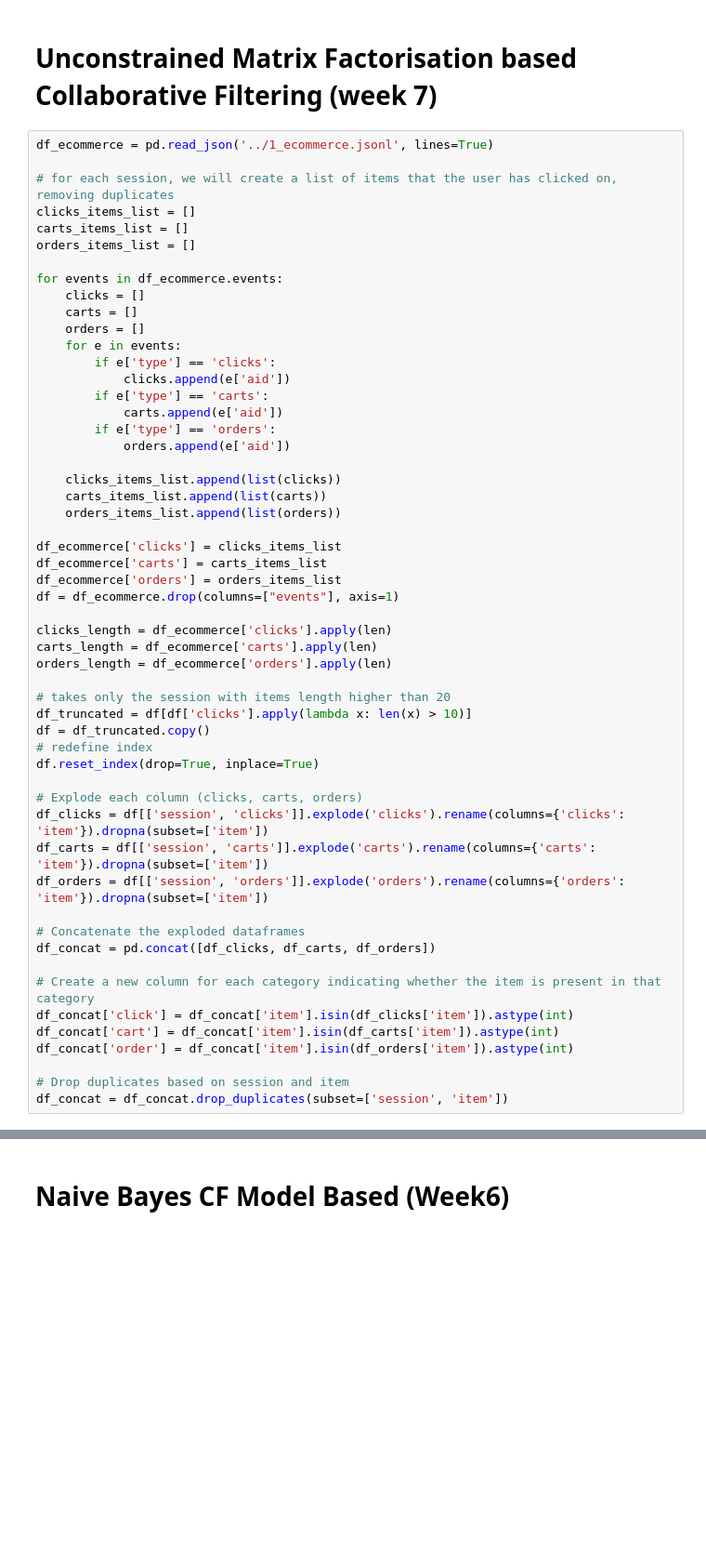
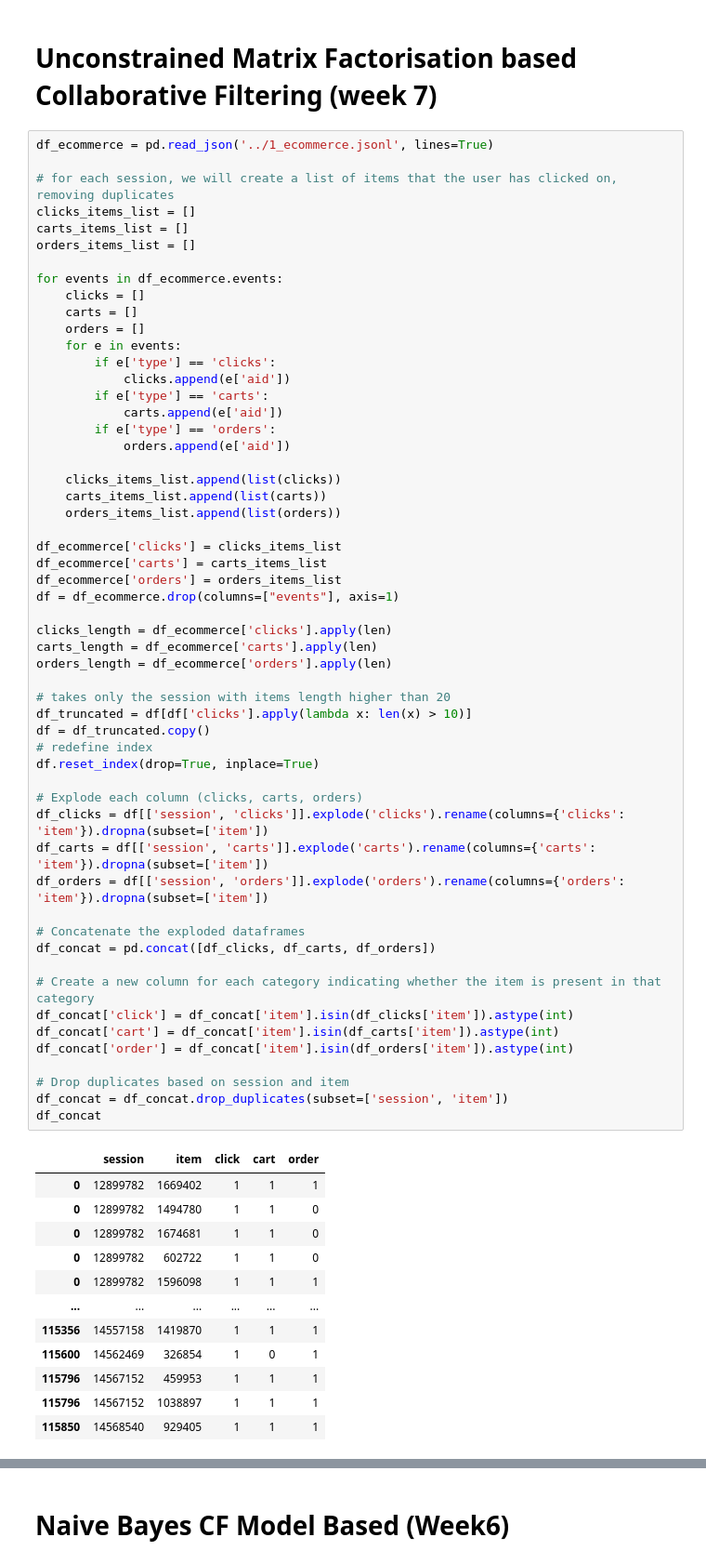
Before and after one commit to EliaTosin/DataAnaCla25, a Jupyter notebook: flipped_9/evaluation_rec_sys.ipynb, the cells around one changed output, grey strips where cells are left out. Shown at 93% size. Drawn from its saved outputs; the diff is of its cells as text; blank space fills up the shorter version.

```diff
--- a/flipped_9/evaluation_rec_sys.ipynb
+++ b/flipped_9/evaluation_rec_sys.ipynb
@@ -60,30 +60,43 @@ df_ecommerce['clicks'] = clicks_items_list
 df_ecommerce['carts'] = carts_items_list
 df_ecommerce['orders'] = orders_items_list
 df = df_ecommerce.drop(columns=["events"], axis=1)
 
 clicks_length = df_ecommerce['clicks'].apply(len)
 carts_length = df_ecommerce['carts'].apply(len)
 orders_length = df_ecommerce['orders'].apply(len)
 
 # takes only the session with items length higher than 20
 df_truncated = df[df['clicks'].apply(lambda x: len(x) > 10)]
 df = df_truncated.copy()
 # redefine index
 df.reset_index(drop=True, inplace=True)
 
 # Explode each column (clicks, carts, orders)
 df_clicks = df[['session', 'clicks']].explode('clicks').rename(columns={'clicks': 'item'}).dropna(subset=['item'])
 df_carts = df[['session', 'carts']].explode('carts').rename(columns={'carts': 'item'}).dropna(subset=['item'])
 df_orders = df[['session', 'orders']].explode('orders').rename(columns={'orders': 'item'}).dropna(subset=['item'])
 
 # Concatenate the exploded dataframes
 df_concat = pd.concat([df_clicks, df_carts, df_orders])
 
 # Create a new column for each category indicating whether the item is present in that category
 df_concat['click'] = df_concat['item'].isin(df_clicks['item']).astype(int)
 df_concat['cart'] = df_concat['item'].isin(df_carts['item']).astype(int)
 df_concat['order'] = df_concat['item'].isin(df_orders['item']).astype(int)
 
 # Drop duplicates based on session and item
 df_concat = df_concat.drop_duplicates(subset=['session', 'item'])
+df_concat
 # %% [output]
+|  | session | item | click | cart | order |
+| 0 | 12899782 | 1669402 | 1 | 1 | 1 |
+| 0 | 12899782 | 1494780 | 1 | 1 | 0 |
+| 0 | 12899782 | 1674681 | 1 | 1 | 0 |
+| 0 | 12899782 | 602722 | 1 | 1 | 0 |
+| 0 | 12899782 | 1596098 | 1 | 1 | 1 |
+| ... | ... | ... | ... | ... | ... |
+| 115356 | 14557158 | 1419870 | 1 | 1 | 1 |
+| 115600 | 14562469 | 326854 | 1 | 0 | 1 |
+| 115796 | 14567152 | 459953 | 1 | 1 | 1 |
+| 115796 | 14567152 | 1038897 | 1 | 1 | 1 |
+| 115850 | 14568540 | 929405 | 1 | 1 | 1 |
```
Also changed, not shown: parts of 12 cells of this notebook.
